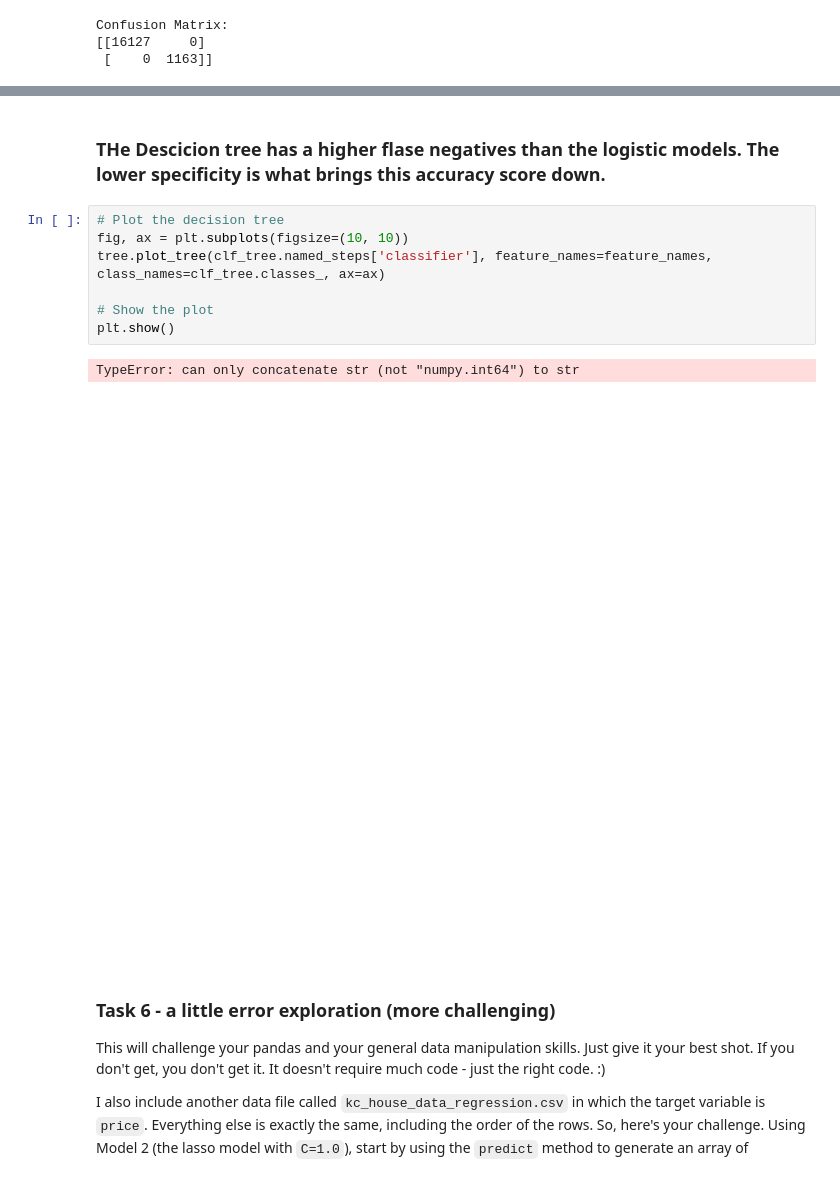
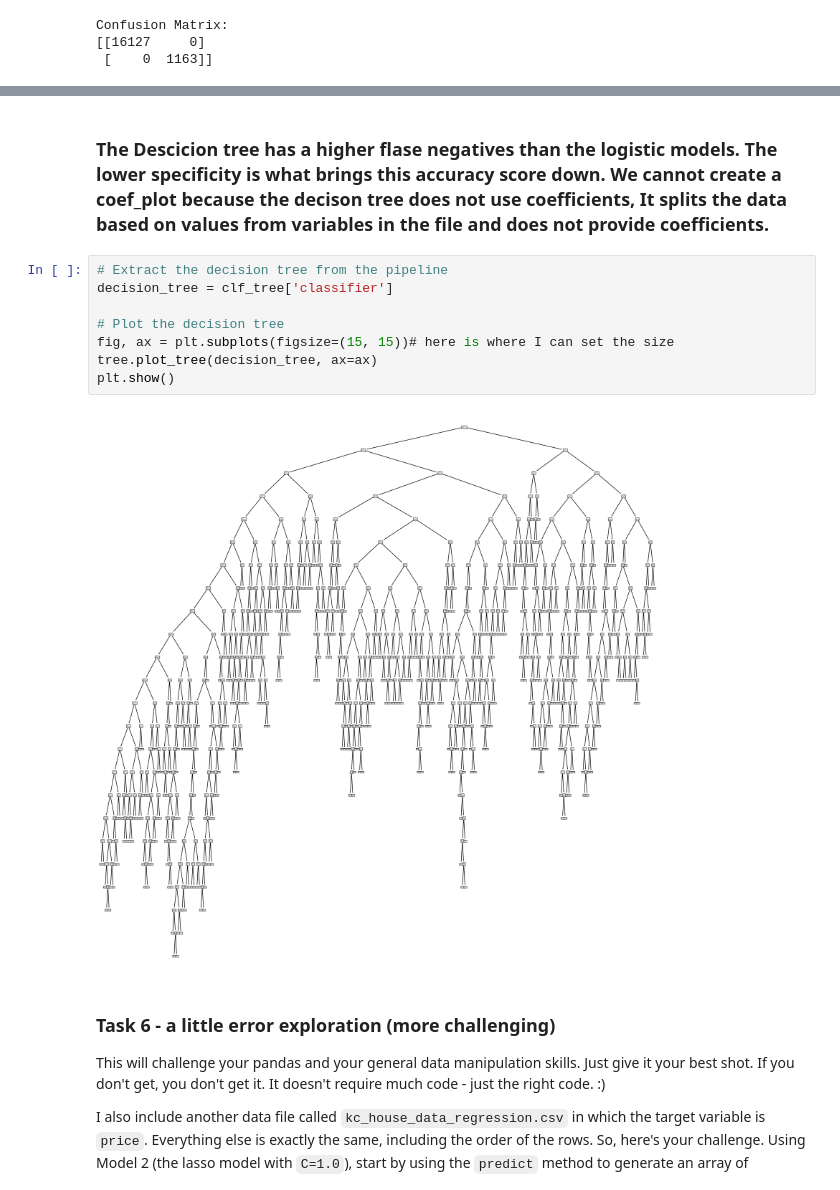
Before and after one commit to aestrona/KC_Housing_Classification, a Jupyter notebook: aap_hw1_s23_sklearn.ipynb, the cells around one changed output, grey strips where cells are left out. Drawn from its saved outputs; the diff is of its cells as text.

```diff
--- a/aap_hw1_s23_sklearn.ipynb
+++ b/aap_hw1_s23_sklearn.ipynb
@@ -674,15 +692,15 @@ Confusion Matrix:
 # %% [markdown]
-### THe Descicion tree has a higher flase negatives than the logistic models. The lower specificity is what brings this accuracy score down.
+### The Descicion tree has a higher flase negatives than the logistic models. The lower specificity is what brings this accuracy score down. We cannot create a coef_plot because the decison tree does not use coefficients, It splits the data based on values from variables in the file and does not provide coefficients.
 # %%
+# Extract the decision tree from the pipeline
+decision_tree = clf_tree['classifier']
+
 # Plot the decision tree
-fig, ax = plt.subplots(figsize=(10, 10))
-tree.plot_tree(clf_tree.named_steps['classifier'], feature_names=feature_names, class_names=clf_tree.classes_, ax=ax)
-
-# Show the plot
+fig, ax = plt.subplots(figsize=(15, 15))# here is where I can set the size
+tree.plot_tree(decision_tree, ax=ax)
 plt.show()
 # %% [output]
-TypeError: can only concatenate str (not "numpy.int64") to str
-[figure, old version]
+[figure, new version]
 # %% [markdown]
 ### Task 6 - a little error exploration (more challenging)
 
```
Also changed, not shown: parts of 21 cells of this notebook.
